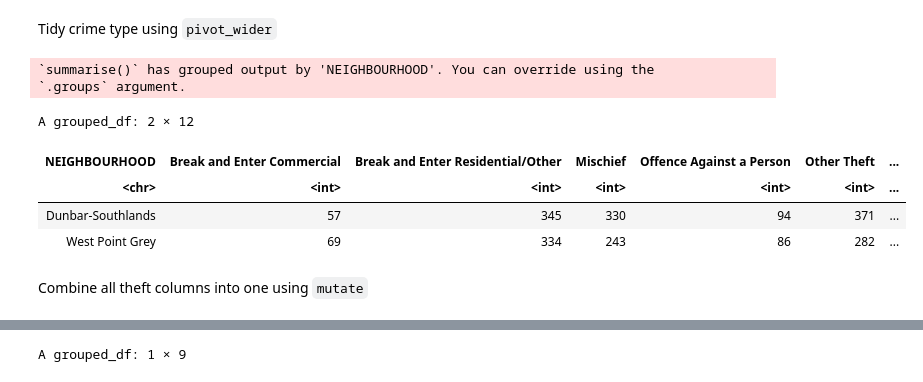
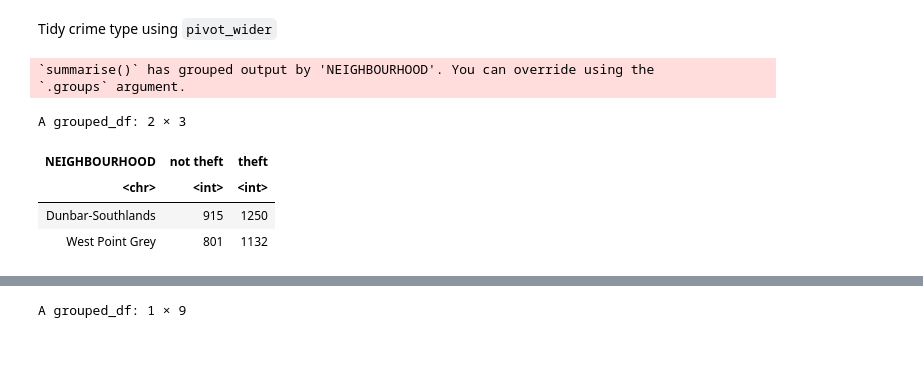
Before and after one commit to fankayii/STAT201_34, a Jupyter notebook: Final Project.ipynb, the cells around one changed output, grey strips where cells are left out. Drawn from its saved outputs; the diff is of its cells as text; code cells hidden in the pictures; blank space fills up the shorter version.

```diff
--- a/Final Project.ipynb
+++ b/Final Project.ipynb
@@ -76,19 +95,17 @@ A data.frame: 6 × 2
 # %% [markdown]
 Tidy crime type using `pivot_wider`
 # %%
-crime_type_pivot <- crime_recent_5_years %>%
+crime_type_pivot <- crime_transform %>%
     group_by(NEIGHBOURHOOD, TYPE) %>%
     summarize(count = n()) %>%
     pivot_wider(names_from = TYPE,
                 values_from = count)
 head(crime_type_pivot)
 # %% [output]
 `summarise()` has grouped output by 'NEIGHBOURHOOD'. You can override using the
 `.groups` argument.
-A grouped_df: 2 × 12
+A grouped_df: 2 × 3
-| NEIGHBOURHOOD | Break and Enter Commercial | Break and Enter Residential/Other | Mischief | Offence Against a Person | Other Theft | ... |
-| <chr> | <int> | <int> | <int> | <int> | <int> | ... |
-| Dunbar-Southlands | 57 | 345 | 330 | 94 | 371 | ... |
-| West Point Grey | 69 | 334 | 243 | 86 | 282 | ... |
+| NEIGHBOURHOOD | not theft | theft |
+| <chr> | <int> | <int> |
+| Dunbar-Southlands | 915 | 1250 |
+| West Point Grey | 801 | 1132 |
-# %% [markdown]
-Combine all theft columns into one using `mutate`
```
Also changed, not shown: parts of 28 cells of this notebook.
